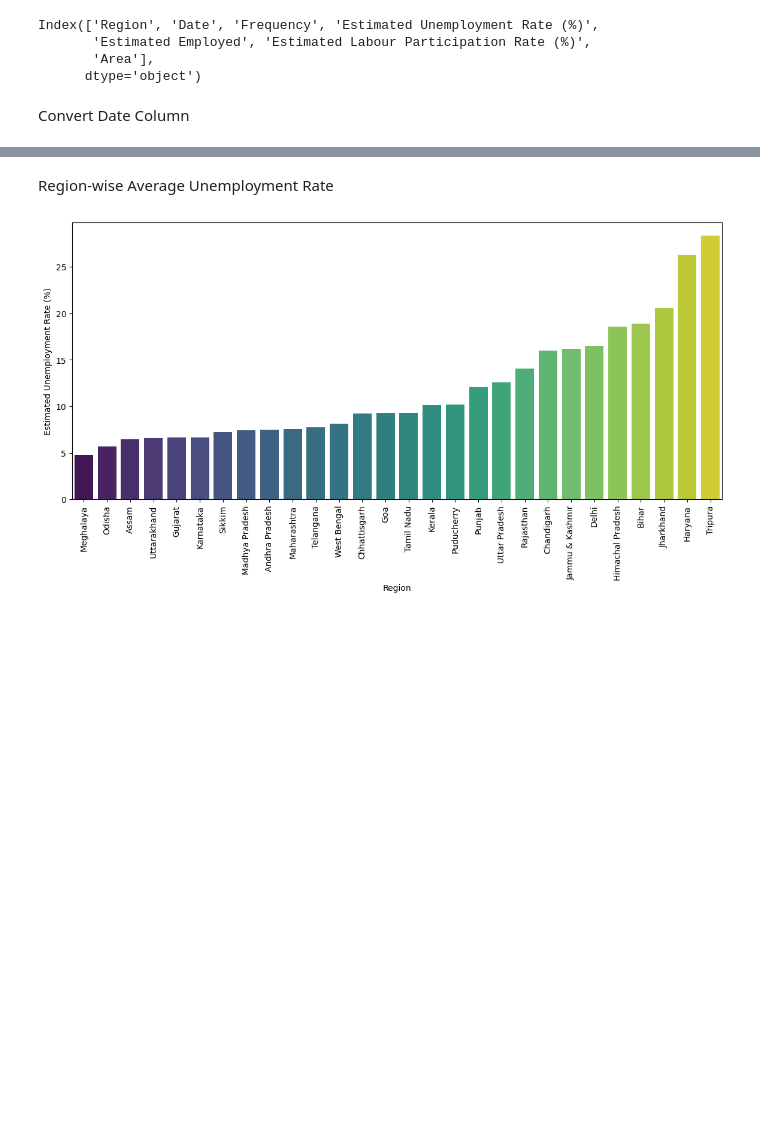
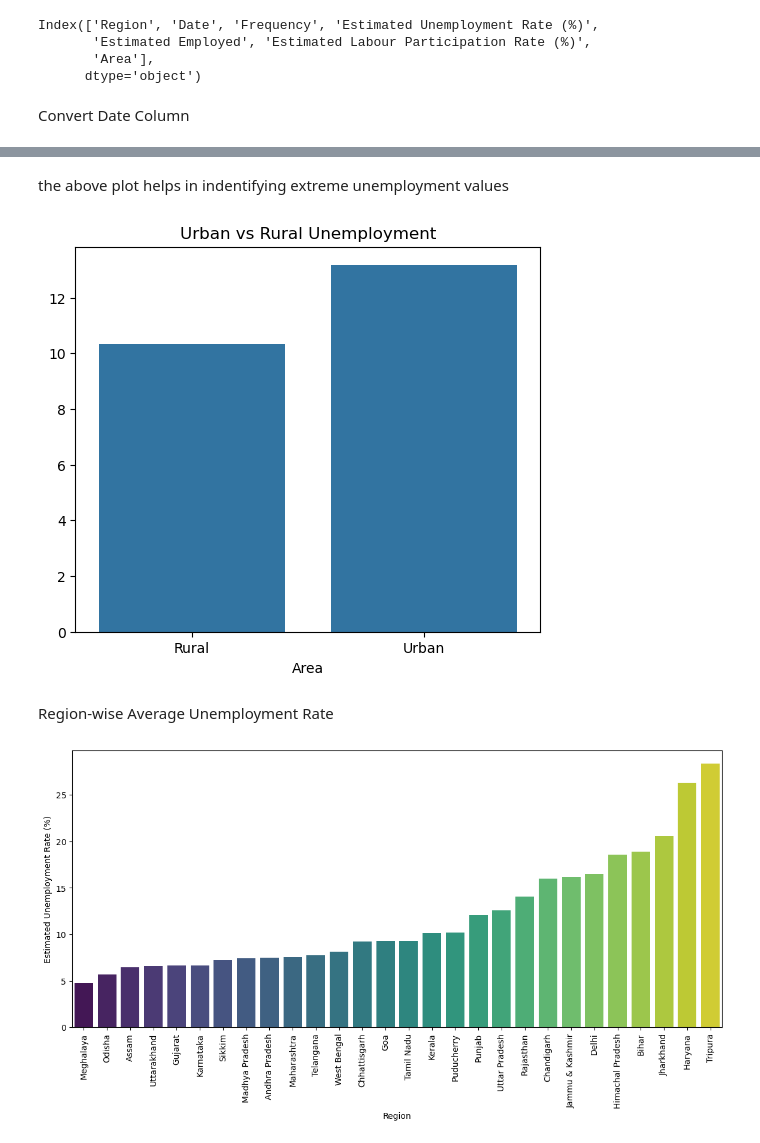
Before and after one commit to jaineshchaurasiya20/OIBSIP, a Jupyter notebook: DataScience-Task2-UnemploymentAnalysis/Unemployment_Analysis.ipynb, the cells around one changed output, grey strips where cells are left out. Cells and saved outputs as stored; diff of their text form; code cells hidden in the pictures; blank space fills up the shorter version.

```diff
--- a/DataScience-Task2-UnemploymentAnalysis/Unemployment_Analysis.ipynb
+++ b/DataScience-Task2-UnemploymentAnalysis/Unemployment_Analysis.ipynb
@@ -151,3 +272,22 @@ df[['Date','Month','Year']].head()
+# %% [markdown]
+the above plot helps in indentifying extreme unemployment values
+# %%
+area_avg = (
+    df.groupby("Area")["Estimated Unemployment Rate (%)"]
+    .mean()
+)
+
+plt.figure(figsize=(6,5))
+
+sns.barplot(
+    x=area_avg.index,
+    y=area_avg.values
+)
+
+plt.title("Urban vs Rural Unemployment")
+plt.show()
+# %% [output]
+[figure, added]
 # %% [markdown]
 Region-wise Average Unemployment Rate
 # %%
```
Also changed, not shown: parts of 16 cells of this notebook, 3 other files.
